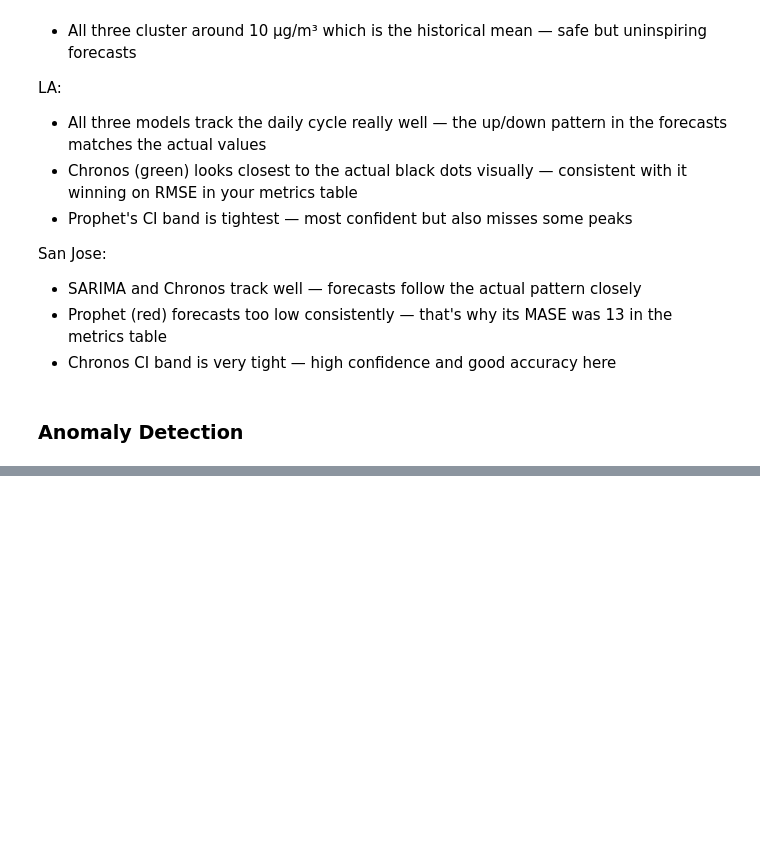
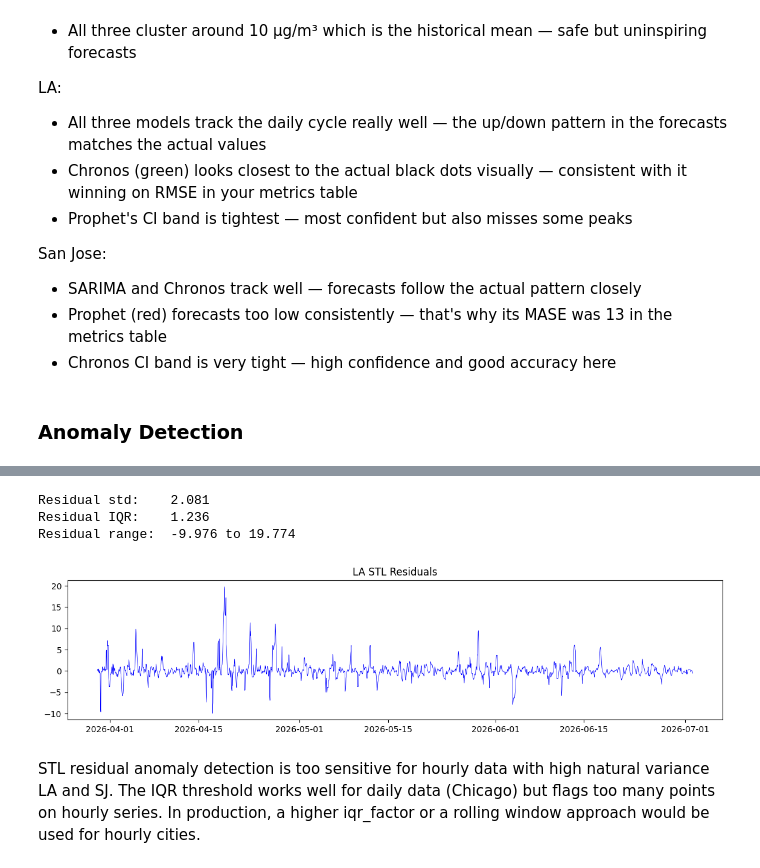
Before and after one commit to hanishavemireddy/air-quality-forecasting, a Jupyter notebook: notebooks/02_models.ipynb, the cells around one changed output, grey strips where cells are left out. Saved outputs shown, nothing was run; the diff lists cells and outputs as text; code cells hidden in the pictures; blank space fills up the shorter version.

```diff
--- a/notebooks/02_models.ipynb
+++ b/notebooks/02_models.ipynb
@@ -546,0 +617,20 @@ plt.show()
+# %%
+stl = STL(sj_hourly.dropna(), period=24, robust=True)
+result = stl.fit()
+
+print(f"Residual std:    {result.resid.std():.3f}")
+print(f"Residual IQR:    {(result.resid.quantile(0.75) - result.resid.quantile(0.25)):.3f}")
+print(f"Residual range:  {result.resid.min():.3f} to {result.resid.max():.3f}")
+
+# plot residuals
+fig, ax = plt.subplots(figsize=(14, 3))
+ax.plot(result.resid, linewidth=0.5, color="blue")
+ax.set_title("LA STL Residuals")
+plt.show()
+# %% [output]
+Residual std:    2.081
+Residual IQR:    1.236
+Residual range:  -9.976 to 19.774
+[figure, added]
+# %% [markdown]
+STL residual anomaly detection is too sensitive for hourly data with high natural variance LA and SJ. The IQR threshold works well for daily data (Chicago) but flags too many points on hourly series. In production, a higher iqr_factor or a rolling window approach would be used for hourly cities.
```
Also changed, not shown: parts of 5 cells of this notebook, 5 other files.
